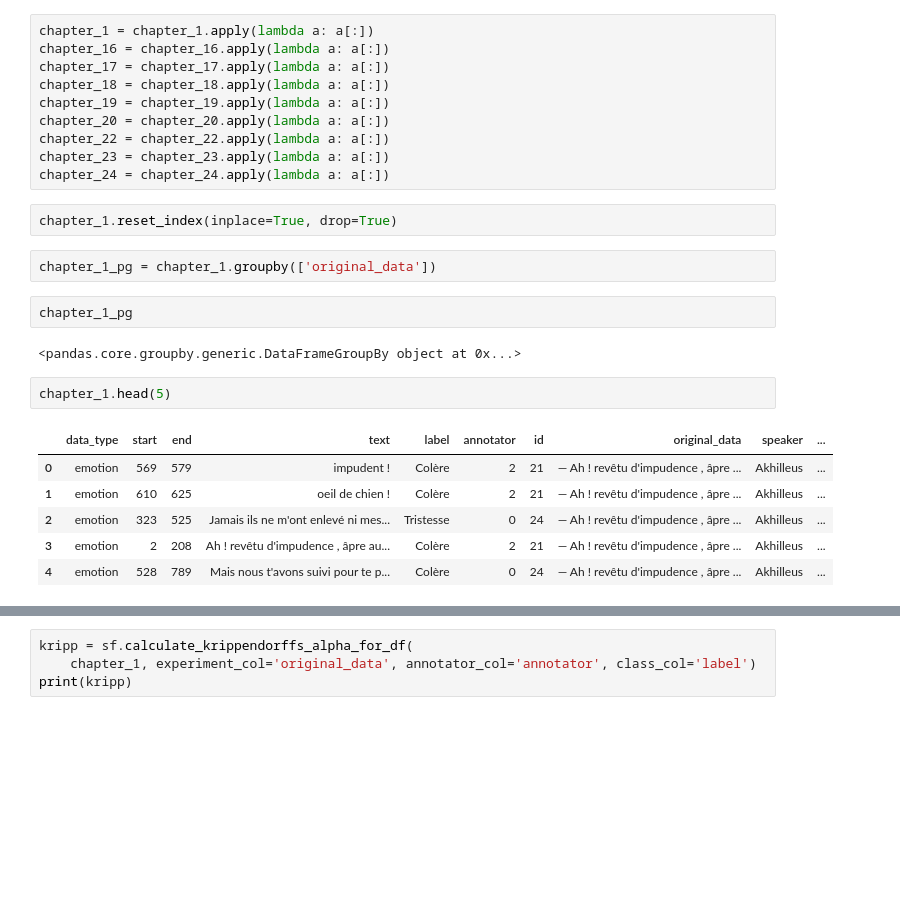
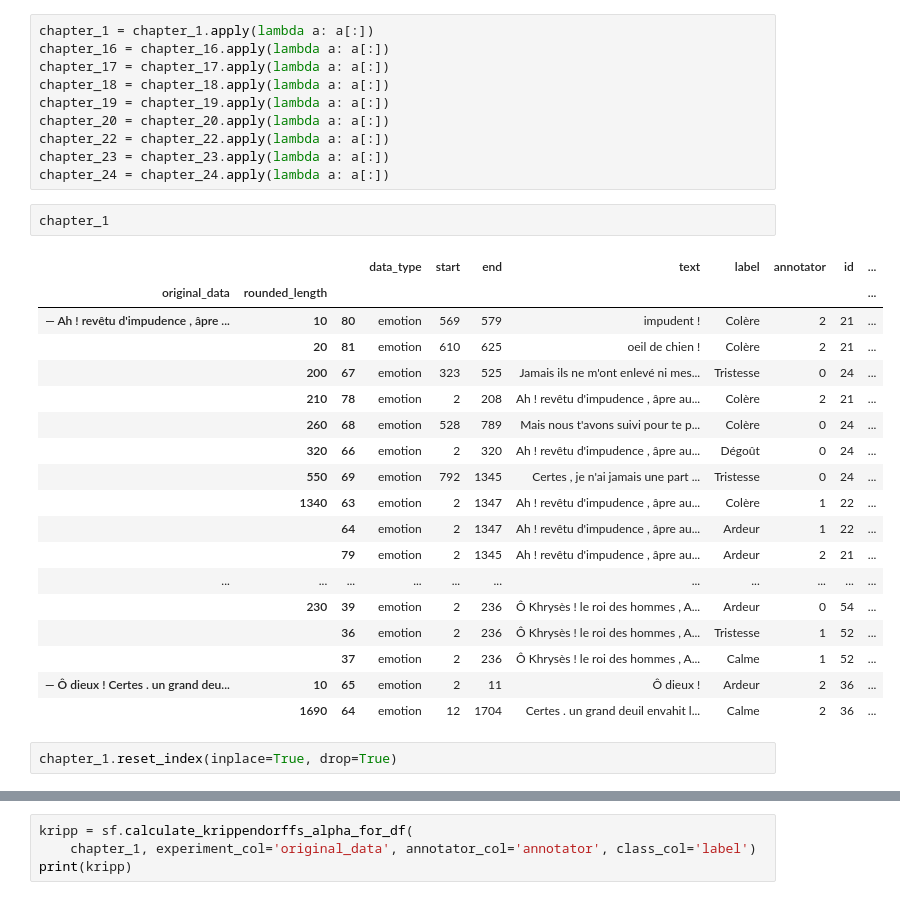
Before and after one commit to dpicca/Homer_Iliad_Dataset, a Jupyter notebook: Dataframes/Data_cleaning.ipynb, the cells around one changed output, grey strips where cells are left out. Drawn from its saved outputs; the diff is of its cells as text; blank space fills up the shorter version.

```diff
--- a/Dataframes/Data_cleaning.ipynb
+++ b/Dataframes/Data_cleaning.ipynb
@@ -220,20 +220,26 @@ chapter_20 = chapter_20.apply(lambda a: a[:])
 chapter_22 = chapter_22.apply(lambda a: a[:])
 chapter_23 = chapter_23.apply(lambda a: a[:])
 chapter_24 = chapter_24.apply(lambda a: a[:])
+# %%
+chapter_1
+# %% [output]
+|  |  |  | data_type | start | end | text | label | annotator | id | ... |
+| original_data | rounded_length |  |  |  |  |  |  |  |  | ... |
+| — Ah ! revêtu d'impudence , âpre ... | 10 | 80 | emotion | 569 | 579 | impudent ! | Colère | 2 | 21 | ... |
+|  | 20 | 81 | emotion | 610 | 625 | oeil de chien ! | Colère | 2 | 21 | ... |
+|  | 200 | 67 | emotion | 323 | 525 | Jamais ils ne m'ont enlevé ni mes... | Tristesse | 0 | 24 | ... |
+|  | 210 | 78 | emotion | 2 | 208 | Ah ! revêtu d'impudence , âpre au... | Colère | 2 | 21 | ... |
+|  | 260 | 68 | emotion | 528 | 789 | Mais nous t'avons suivi pour te p... | Colère | 0 | 24 | ... |
+|  | 320 | 66 | emotion | 2 | 320 | Ah ! revêtu d'impudence , âpre au... | Dégoût | 0 | 24 | ... |
+|  | 550 | 69 | emotion | 792 | 1345 | Certes , je n'ai jamais une part ... | Tristesse | 0 | 24 | ... |
+|  | 1340 | 63 | emotion | 2 | 1347 | Ah ! revêtu d'impudence , âpre au... | Colère | 1 | 22 | ... |
+|  |  | 64 | emotion | 2 | 1347 | Ah ! revêtu d'impudence , âpre au... | Ardeur | 1 | 22 | ... |
+|  |  | 79 | emotion | 2 | 1345 | Ah ! revêtu d'impudence , âpre au... | Ardeur | 2 | 21 | ... |
+| ... | ... | ... | ... | ... | ... | ... | ... | ... | ... | ... |
+|  | 230 | 39 | emotion | 2 | 236 | Ô Khrysès ! le roi des hommes , A... | Ardeur | 0 | 54 | ... |
+|  |  | 36 | emotion | 2 | 236 | Ô Khrysès ! le roi des hommes , A... | Tristesse | 1 | 52 | ... |
+|  |  | 37 | emotion | 2 | 236 | Ô Khrysès ! le roi des hommes , A... | Calme | 1 | 52 | ... |
+| — Ô dieux ! Certes . un grand deu... | 10 | 65 | emotion | 2 | 11 | Ô dieux ! | Ardeur | 2 | 36 | ... |
+|  | 1690 | 64 | emotion | 12 | 1704 | Certes . un grand deuil envahit l... | Calme | 2 | 36 | ... |
 # %%
 chapter_1.reset_index(inplace=True, drop=True)
-# %%
-chapter_1_pg = chapter_1.groupby(['original_data'])
-# %%
-chapter_1_pg
-# %% [output]
-<pandas.core.groupby.generic.DataFrameGroupBy object at 0x...>
-# %%
-chapter_1.head(5)
-# %% [output]
-|  | data_type | start | end | text | label | annotator | id | original_data | speaker | ... |
-| 0 | emotion | 569 | 579 | impudent ! | Colère | 2 | 21 | — Ah ! revêtu d'impudence , âpre ... | Akhilleus | ... |
-| 1 | emotion | 610 | 625 | oeil de chien ! | Colère | 2 | 21 | — Ah ! revêtu d'impudence , âpre ... | Akhilleus | ... |
-| 2 | emotion | 323 | 525 | Jamais ils ne m'ont enlevé ni mes... | Tristesse | 0 | 24 | — Ah ! revêtu d'impudence , âpre ... | Akhilleus | ... |
-| 3 | emotion | 2 | 208 | Ah ! revêtu d'impudence , âpre au... | Colère | 2 | 21 | — Ah ! revêtu d'impudence , âpre ... | Akhilleus | ... |
-| 4 | emotion | 528 | 789 | Mais nous t'avons suivi pour te p... | Colère | 0 | 24 | — Ah ! revêtu d'impudence , âpre ... | Akhilleus | ... |
```
Also changed, not shown: parts of 14 cells of this notebook.
